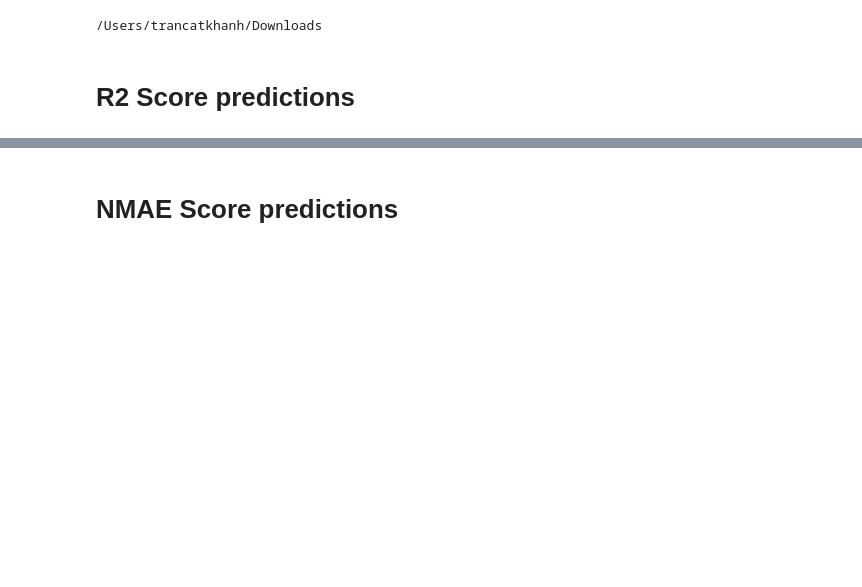
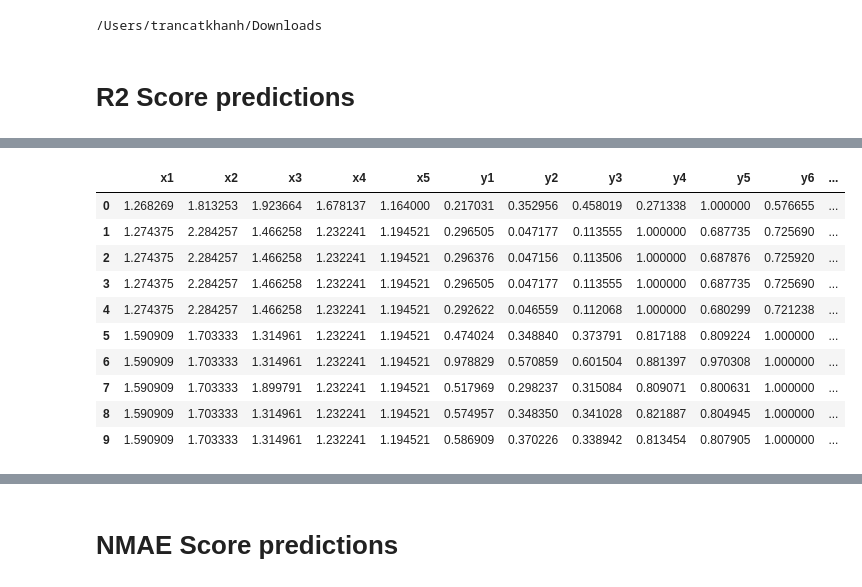
Before and after one commit to khanhha1005/Microsoft_Auto_ML, a Jupyter notebook: AutoML.ipynb, the cells around one changed output, grey strips where cells are left out. Cells and saved outputs as stored; diff of their text form; code cells hidden in the pictures; blank space fills up the shorter version.

```diff
--- a/AutoML.ipynb
+++ b/AutoML.ipynb
@@ -22,2 +31,16 @@ df1.head(10)
 df1['Label'] = 0
+# %%
+df1.head(10)
+# %% [output]
+|  | x1 | x2 | x3 | x4 | x5 | y1 | y2 | y3 | y4 | y5 | y6 | ... |
+| 0 | 1.268269 | 1.813253 | 1.923664 | 1.678137 | 1.164000 | 0.217031 | 0.352956 | 0.458019 | 0.271338 | 1.000000 | 0.576655 | ... |
+| 1 | 1.274375 | 2.284257 | 1.466258 | 1.232241 | 1.194521 | 0.296505 | 0.047177 | 0.113555 | 1.000000 | 0.687735 | 0.725690 | ... |
+| 2 | 1.274375 | 2.284257 | 1.466258 | 1.232241 | 1.194521 | 0.296376 | 0.047156 | 0.113506 | 1.000000 | 0.687876 | 0.725920 | ... |
+| 3 | 1.274375 | 2.284257 | 1.466258 | 1.232241 | 1.194521 | 0.296505 | 0.047177 | 0.113555 | 1.000000 | 0.687735 | 0.725690 | ... |
+| 4 | 1.274375 | 2.284257 | 1.466258 | 1.232241 | 1.194521 | 0.292622 | 0.046559 | 0.112068 | 1.000000 | 0.680299 | 0.721238 | ... |
+| 5 | 1.590909 | 1.703333 | 1.314961 | 1.232241 | 1.194521 | 0.474024 | 0.348840 | 0.373791 | 0.817188 | 0.809224 | 1.000000 | ... |
+| 6 | 1.590909 | 1.703333 | 1.314961 | 1.232241 | 1.194521 | 0.978829 | 0.570859 | 0.601504 | 0.881397 | 0.970308 | 1.000000 | ... |
+| 7 | 1.590909 | 1.703333 | 1.899791 | 1.232241 | 1.194521 | 0.517969 | 0.298237 | 0.315084 | 0.809071 | 0.800631 | 1.000000 | ... |
+| 8 | 1.590909 | 1.703333 | 1.314961 | 1.232241 | 1.194521 | 0.574957 | 0.348350 | 0.341028 | 0.821887 | 0.804945 | 1.000000 | ... |
+| 9 | 1.590909 | 1.703333 | 1.314961 | 1.232241 | 1.194521 | 0.586909 | 0.370226 | 0.338942 | 0.813454 | 0.807905 | 1.000000 | ... |
 # %%
```
Also changed, not shown: parts of 8 cells of this notebook.
